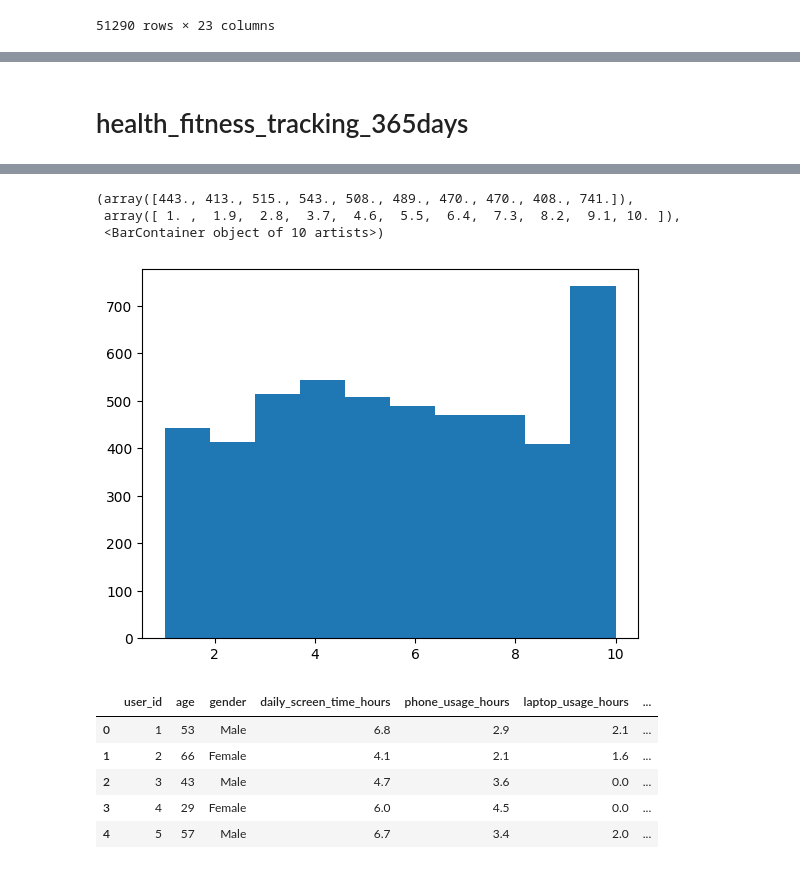
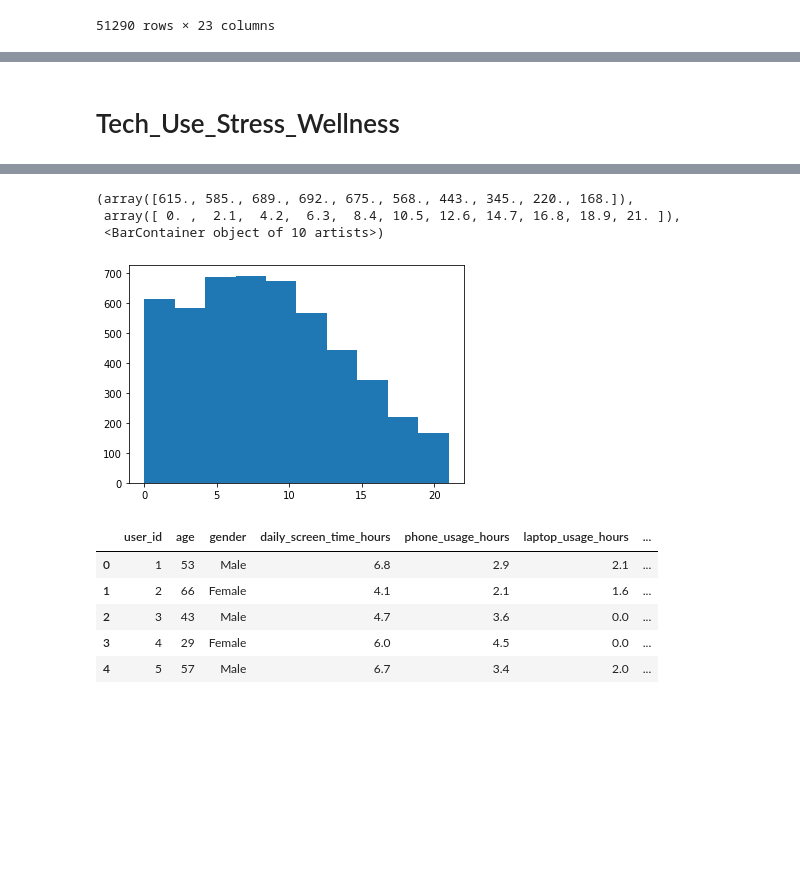
Before and after one commit to MattLeRoi/modeling_banking_customers, a Jupyter notebook: index.ipynb, the cells around one changed output, grey strips where cells are left out. Cells and saved outputs as stored; diff of their text form; code cells hidden in the pictures; blank space fills up the shorter version.

```diff
--- a/index.ipynb
+++ b/index.ipynb
@@ -86,5 +84,5 @@ dtype: object
 # %% [markdown]
-# health_fitness_tracking_365days
+# Tech_Use_Stress_Wellness
 # %%
 import pandas as pd
 health = pd.read_csv('https://github.com/MattLeRoi/new_project/raw/refs/heads/main/Tech_Use_Stress_Wellness.csv')
@@ -110,12 +108,12 @@ memory usage: 908.3+ KB
 # %%
 import matplotlib.pyplot as plt
 
-plt.hist(health.stress_level)
+plt.hist(health.weekly_anxiety_score)
 # %% [output]
-(array([443., 413., 515., 543., 508., 489., 470., 470., 408., 741.]),
- array([ 1. ,  1.9,  2.8,  3.7,  4.6,  5.5,  6.4,  7.3,  8.2,  9.1, 10. ]),
+(array([615., 585., 689., 692., 675., 568., 443., 345., 220., 168.]),
+ array([ 0. ,  2.1,  4.2,  6.3,  8.4, 10.5, 12.6, 14.7, 16.8, 18.9, 21. ]),
  <BarContainer object of 10 artists>)
-[figure, old version]
+[figure, new version]
 # %%
 health.head()
 # %% [output]
```
Also changed, not shown: parts of 5 cells of this notebook, 1 other file.
